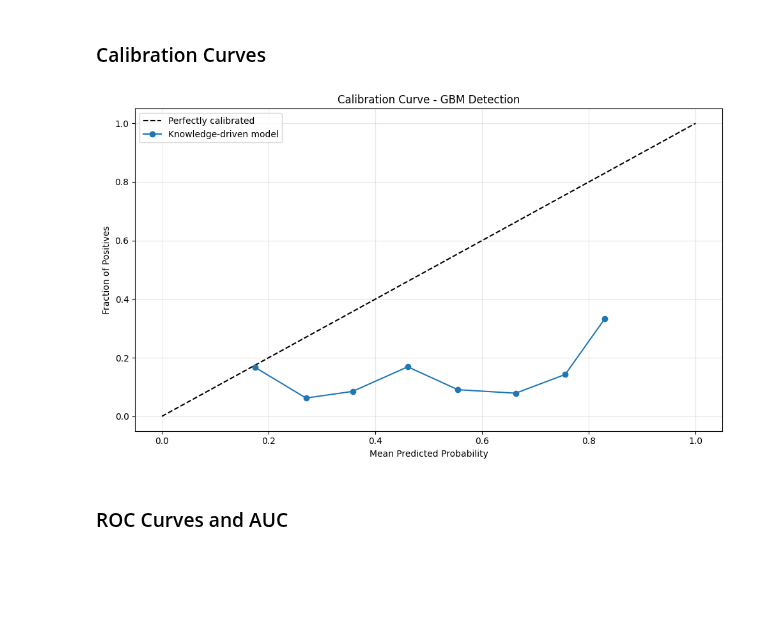
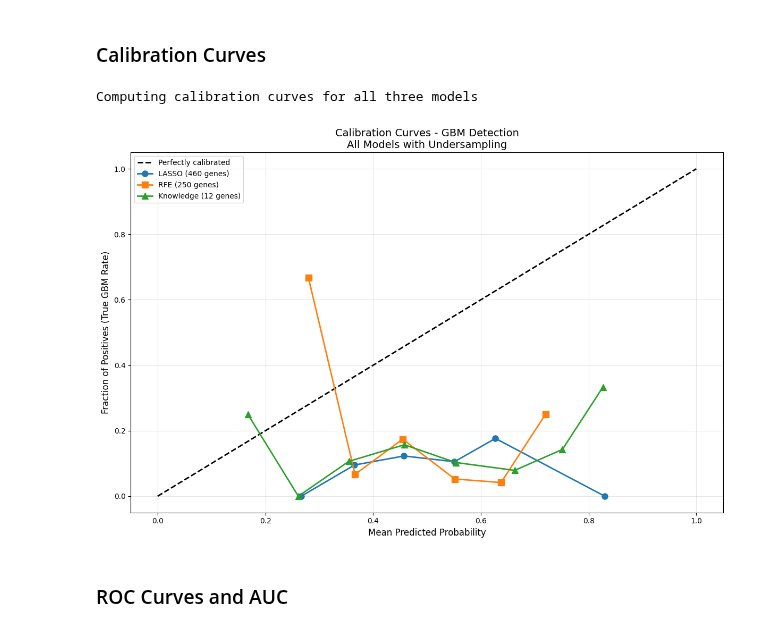
Before and after one commit to tobitotaku/ai-brain-tumor, a Jupyter notebook: model_stream_b_gbm_healthy.ipynb, the cells around one changed output. Saved outputs shown, nothing was run; the diff lists cells and outputs as text; code cells hidden in the pictures; blank space fills up the shorter version.

```diff
--- a/model_stream_b_gbm_healthy.ipynb
+++ b/model_stream_b_gbm_healthy.ipynb
@@ -1195,27 +1211,49 @@ Gap: 0.462
 # %%
 from sklearn.calibration import calibration_curve
 
-y_proba_lit = rand_forest_lit.predict_proba(X_test_lit)[:, 1]
+print("Computing calibration curves for all three models\n")
 
-prob_true, prob_pred = calibration_curve(
-    (y_test.values.ravel() == 3).astype(int),
-    y_proba_lit,
-    n_bins=10,
-    strategy='uniform'
+# Get predicted probabilities for GBM class (class index 1 in binary after conversion)
+y_test_binary = (y_test.values.ravel() == 3).astype(int)
+
+# LASSO model probabilities
+y_proba_lasso = rand_forest_lasso.predict_proba(X_test[feature_list_A])[:, 1]
+prob_true_lasso, prob_pred_lasso = calibration_curve(
+    y_test_binary, y_proba_lasso, n_bins=10, strategy='uniform'
 )
 
-plt.figure(figsize=(10, 6))
-plt.plot([0, 1], [0, 1], 'k--', label='Perfectly calibrated')
-plt.plot(prob_pred, prob_true, marker='o', label='Knowledge-driven model')
-plt.xlabel('Mean Predicted Probability')
-plt.ylabel('Fraction of Positives')
-plt.title('Calibration Curve - GBM Detection')
-plt.legend()
+# RFE model probabilities
+y_proba_rfe = rand_forest_rfe.predict_proba(X_test[feature_list_B])[:, 1]
+prob_true_rfe, prob_pred_rfe = calibration_curve(
+    y_test_binary, y_proba_rfe, n_bins=10, strategy='uniform'
+)
+
+# Knowledge-driven model probabilities
+y_proba_lit = rand_forest_lit.predict_proba(X_test[feature_list_C])[:, 1]
+prob_true_lit, prob_pred_lit = calibration_curve(
+    y_test_binary, y_proba_lit, n_bins=10, strategy='uniform'
+)
+
+# Plot all three calibration curves
+plt.figure(figsize=(12, 8))
+plt.plot([0, 1], [0, 1], 'k--', linewidth=2, label='Perfectly calibrated')
+plt.plot(prob_pred_lasso, prob_true_lasso, marker='o', linewidth=2,
+         label='LASSO (460 genes)', markersize=8)
+plt.plot(prob_pred_rfe, prob_true_rfe, marker='s', linewidth=2,
+         label='RFE (250 genes)', markersize=8)
+plt.plot(prob_pred_lit, prob_true_lit, marker='^', linewidth=2,
+         label='Knowledge (12 genes)', markersize=8)
+
+plt.xlabel('Mean Predicted Probability', fontsize=12)
+plt.ylabel('Fraction of Positives (True GBM Rate)', fontsize=12)
+plt.title('Calibration Curves - GBM Detection\nAll Models with Undersampling', fontsize=14)
+plt.legend(loc='upper left', fontsize=10)
 plt.grid(alpha=0.3)
 plt.tight_layout()
 plt.show()
 # %% [output]
+Computing calibration curves for all three models
-[figure, old version]
+[figure, new version]
 # %% [markdown]
 ### ROC Curves and AUC
 # %%
```
Also changed, not shown: parts of 20 cells of this notebook, 2 other files.
